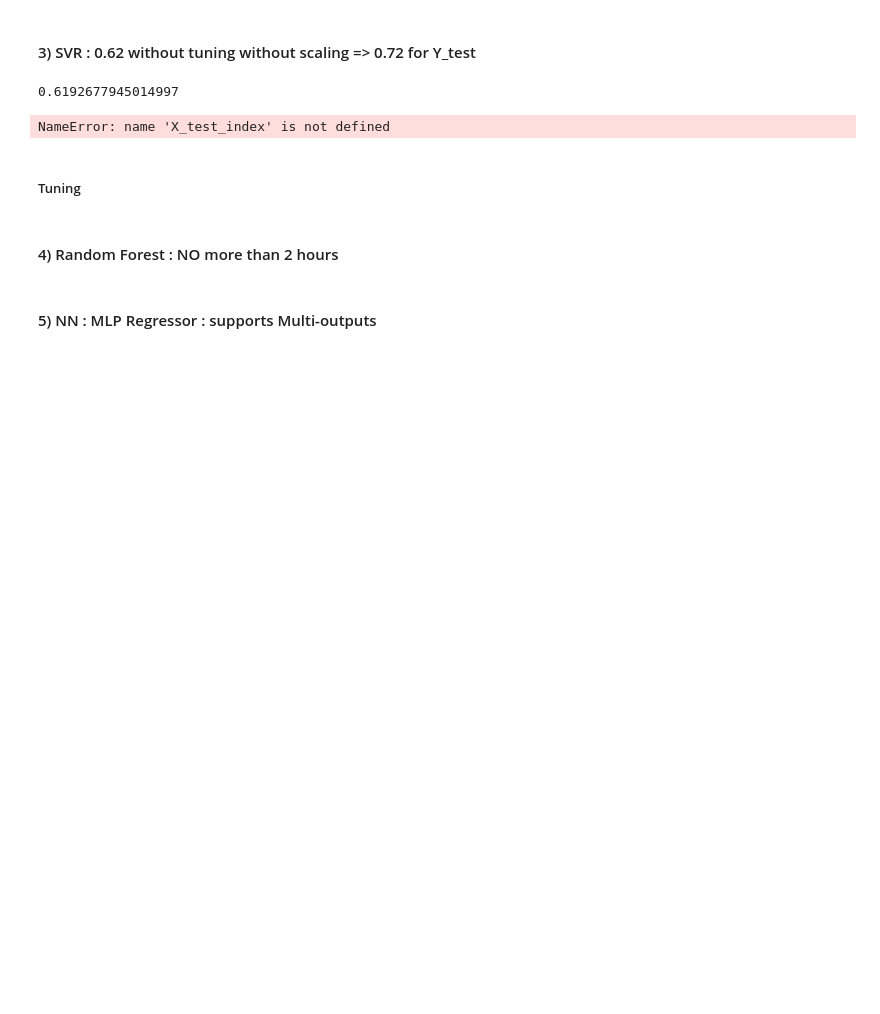
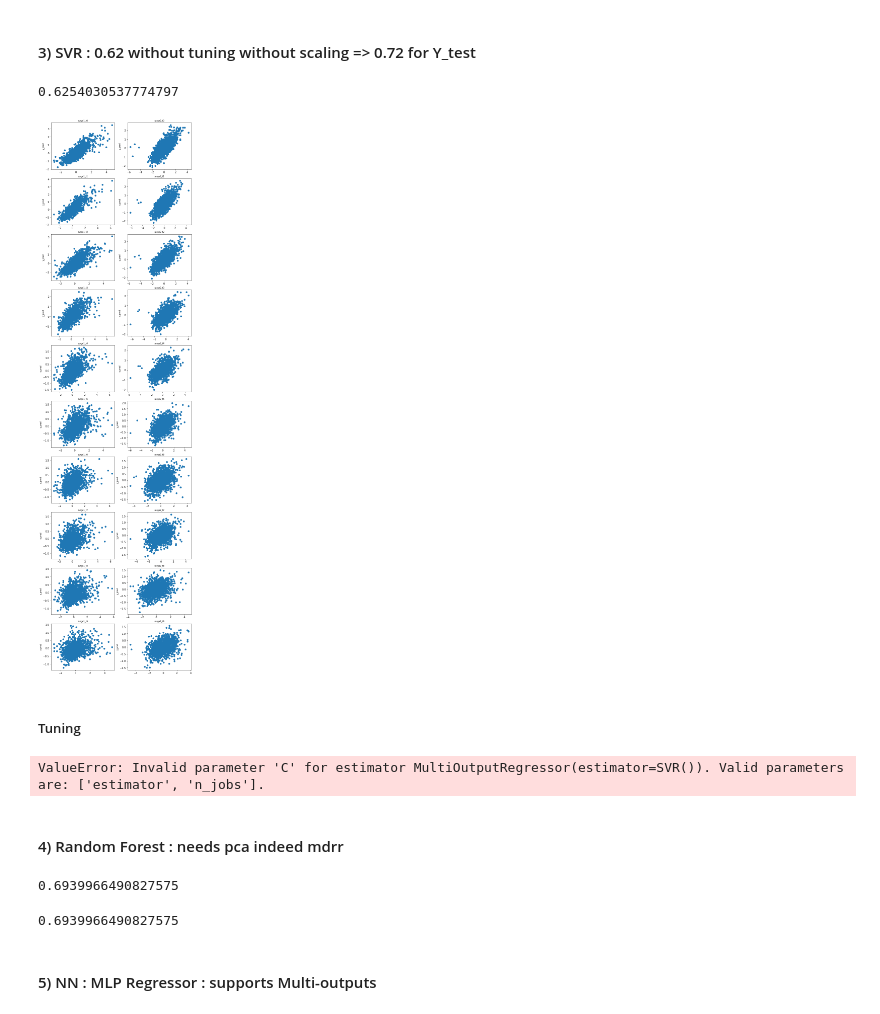
Before and after one commit to oumeima-elgharbi/ChallengeData_CanYouPredictTheTide, a Jupyter notebook: trying_models.ipynb, the cells around one changed output. Cells and saved outputs as stored; diff of their text form; code cells hidden in the pictures; blank space fills up the shorter version.

```diff
--- a/trying_models.ipynb
+++ b/trying_models.ipynb
@@ -121,7 +312,7 @@ display_scatterplot(y_val_true=y_val, y_val_pred=y_val_pred_ballTree)
 # 1) fit
 estimator = KernelRidge(kernel='rbf', alpha=0.372759372031494) # default = Linear
 # Valid values for metric are: [‘additive_chi2’, ‘chi2’, ‘linear’, ‘poly’, ‘polynomial’, ‘rbf’, ‘laplacian’, ‘sigmoid’, ‘cosine’]
-regr_ridge = MultiOutputRegressor(estimator).fit(X_train, y_train)
+regr_ridge = MultiOutputRegressor(estimator).fit(X_train_std, y_train) # X_train_std
 
 # 2) save model
 path_model = './model/'
@@ -132,7 +323,7 @@ for name, model in dict_models.items():
     pickle.dump(model, open(filename, 'wb'))
 
 # 3) predict
-y_val_surge_pred_ridge = regr_ridge.predict(X_val)
+y_val_surge_pred_ridge = regr_ridge.predict(X_val_std)
 
 # 4) save predictions
 save_y_pred("KernelRidge", output_path, y_val_surge_pred_ridge, y_val_index, submit=False)
@@ -324,30 +515,30 @@ display_scatterplot(y_val_true=y_val, y_val_pred=y_val_surge_pred_XGBoost)
 # %%
 # 1) fit
 estimator = SVR(kernel='rbf')
 
 #from tqdm import tqdm
-regr_SVR = MultiOutputRegressor(estimator).fit(X_train, y_train)
+regr_SVR = MultiOutputRegressor(estimator).fit(X_train_std_pca, y_train)
 
 # 2) save model
 path_model = './model/'
 dict_models = {'SVR': regr_SVR}
 for name, model in dict_models.items():
     filename = path_model + name + '.sav'
     # save the model to disk
     pickle.dump(model, open(filename, 'wb'))
 
 # 3) predict
-y_val_surge_pred_SVR = regr_SVR.predict(X_val)
+y_val_surge_pred_SVR = regr_SVR.predict(X_val_std_pca)
 
 # 4) save predictions
 save_y_pred("SVR", output_path, y_val_surge_pred_SVR, y_val_index, submit=False)
 
 # 5) evaluate
 evaluate_surge(y_pred_filename="Y_val_pred_SVR.csv", y_true_filename="Y_val_true.csv", path_output=output_path)
 display_scatterplot(y_val_true=y_val, y_val_pred=y_val_surge_pred_SVR)
 # %% [output]
-0.6192677945014997
+0.6254030537774797
-NameError: name 'X_test_index' is not defined
+[figure, added]
 # %%
 # 6) submit
 all_models = ["SVR.sav"]
@@ -375,7 +566,9 @@ grid_multi_SVR = GridSearchCV(
     cv=5,
     verbose=0)
 
-grid_multi_SVR.fit(X_train, y_train)
+grid_multi_SVR.fit(X_train_std_pca, y_train)
+# %% [output]
+ValueError: Invalid parameter 'C' for estimator MultiOutputRegressor(estimator=SVR()). Valid parameters are: ['estimator', 'n_jobs'].
 # %%
 # best estimator
 print("Best estimator :", grid_multi_SVR.best_estimator_)
@@ -395,20 +588,23 @@ save_y_pred("grid_SVR", output_path, y_val_surge_pred_grid_SVR, y_val_index, sub
 # 4) evaluate
 evaluate_surge(y_pred_filename="Y_val_pred_grid_SVR.csv", y_true_filename="Y_val_true.csv", path_output=output_path)
 # %% [markdown]
-#### 4) Random Forest : NO more than 2 hours
+#### 4) Random Forest : needs pca indeed mdrr
 # %%
 # 1) fit
-estimator = RandomForestRegressor(n_estimators=10, random_state=seed)
-regr_RFR = MultiOutputRegressor(estimator).fit(X_train, y_train)
+estimator = RandomForestRegressor(n_estimators=100, random_state=seed)
+regr_RFR = MultiOutputRegressor(estimator).fit(X_train_std_pca, y_train)
 
 # 2) predict
-y_val_surge_pred_RFR = regr_RFR.predict(X_val)
+y_val_surge_pred_RFR = regr_RFR.predict(X_val_std_pca)
 
 # 3) save
 save_y_pred("RFR", output_path, y_val_surge_pred_RFR, y_val_index, submit=False)
 
 # 4) evaluate
 evaluate_surge(y_pred_filename="Y_val_pred_RFR.csv", y_true_filename="Y_val_true.csv", path_output=output_path)
+# %% [output]
+0.6939966490827575
+0.6939966490827575
 # %% [markdown]
 #### 5) NN : MLP Regressor : supports Multi-outputs
 # %%
```
Also changed, not shown: parts of 27 cells of this notebook.
